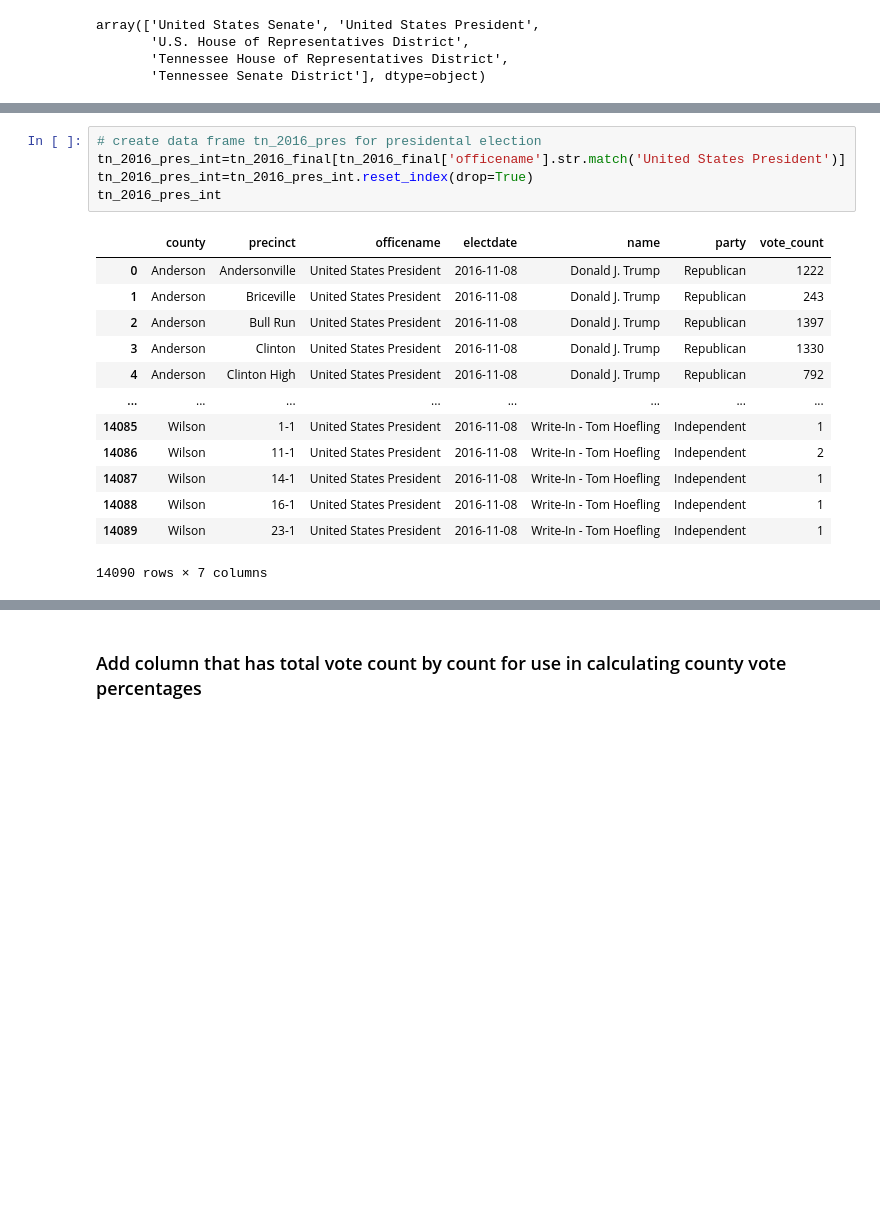
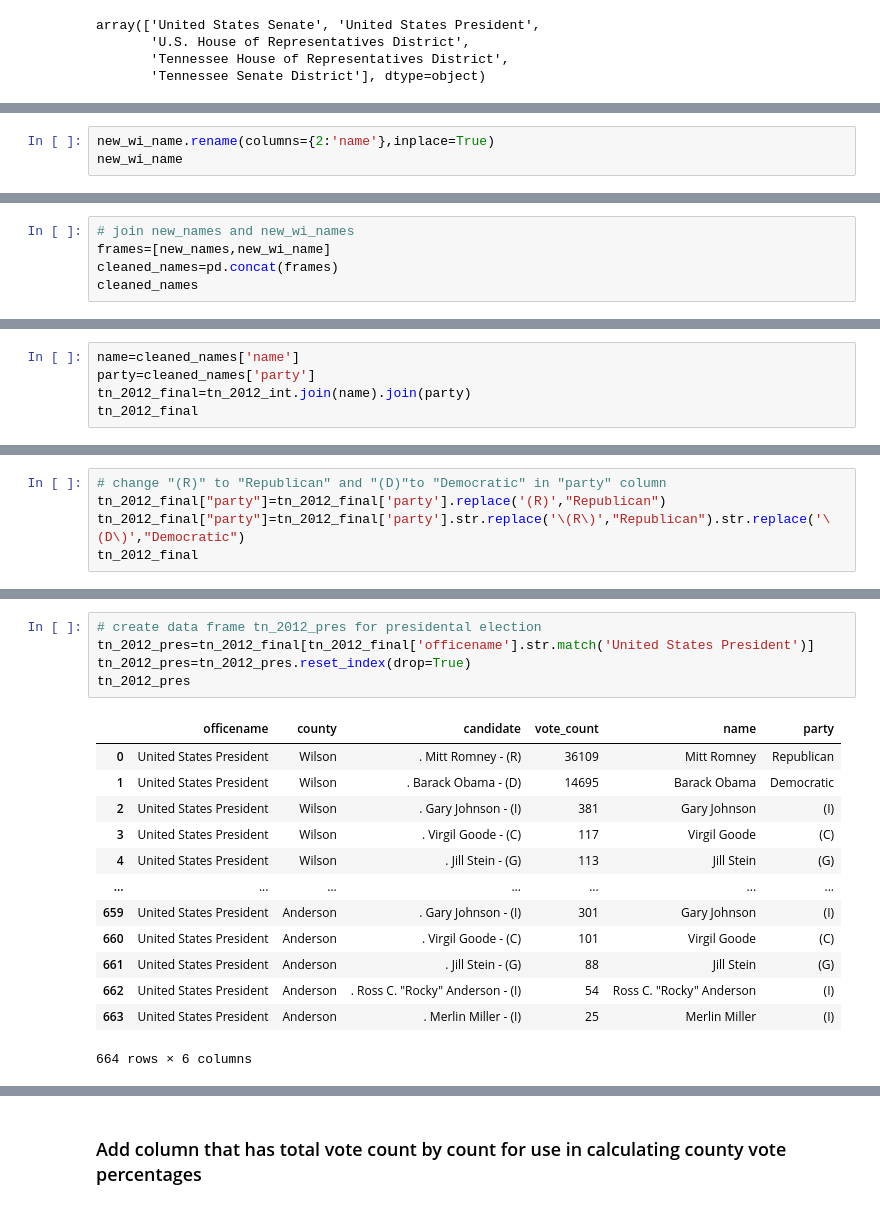
Before and after one commit to DavidMellow/tn-elections, a Jupyter notebook: notebooks/tn_election_2012.ipynb, the cells around one changed output, grey strips where cells are left out. Cells and saved outputs as stored; diff of their text form; blank space fills up the shorter version.

```diff
--- a/notebooks/tn_election_2012.ipynb
+++ b/notebooks/tn_election_2012.ipynb
@@ -321,0 +458,3 @@ Name: vote_count, Length: 2210, dtype: int64
+# %%
+new_wi_name.rename(columns={2:'name'},inplace=True)
+new_wi_name
@@ -321,0 +475,5 @@ Name: vote_count, Length: 2210, dtype: int64
+# %%
+# join new_names and new_wi_names
+frames=[new_names,new_wi_name]
+cleaned_names=pd.concat(frames)
+cleaned_names
@@ -321,0 +496,5 @@ Name: vote_count, Length: 2210, dtype: int64
+# %%
+name=cleaned_names['name']
+party=cleaned_names['party']
+tn_2012_final=tn_2012_int.join(name).join(party)
+tn_2012_final
@@ -321,0 +525,5 @@ Name: vote_count, Length: 2210, dtype: int64
+# %%
+# change "(R)" to "Republican" and "(D)"to "Democratic" in "party" column
+tn_2012_final["party"]=tn_2012_final['party'].replace('(R)',"Republican")
+tn_2012_final["party"]=tn_2012_final['party'].str.replace('\(R\)',"Republican").str.replace('\(D\)',"Democratic")
+tn_2012_final
@@ -322,20 +544,20 @@ Name: vote_count, Length: 2210, dtype: int64
 # %%
-# create data frame tn_2016_pres for presidental election
-tn_2016_pres_int=tn_2016_final[tn_2016_final['officename'].str.match('United States President')]
-tn_2016_pres_int=tn_2016_pres_int.reset_index(drop=True)
-tn_2016_pres_int
+# create data frame tn_2012_pres for presidental election
+tn_2012_pres=tn_2012_final[tn_2012_final['officename'].str.match('United States President')]
+tn_2012_pres=tn_2012_pres.reset_index(drop=True)
+tn_2012_pres
 # %% [output]
-|  | county | precinct | officename | electdate | name | party | vote_count |
-| 0 | Anderson | Andersonville | United States President | 2016-11-08 | Donald J. Trump | Republican | 1222 |
-| 1 | Anderson | Briceville | United States President | 2016-11-08 | Donald J. Trump | Republican | 243 |
-| 2 | Anderson | Bull Run | United States President | 2016-11-08 | Donald J. Trump | Republican | 1397 |
-| 3 | Anderson | Clinton | United States President | 2016-11-08 | Donald J. Trump | Republican | 1330 |
-| 4 | Anderson | Clinton High | United States President | 2016-11-08 | Donald J. Trump | Republican | 792 |
-| ... | ... | ... | ... | ... | ... | ... | ... |
-| 14085 | Wilson | 1-1 | United States President | 2016-11-08 | Write-In - Tom Hoefling | Independent | 1 |
-| 14086 | Wilson | 11-1 | United States President | 2016-11-08 | Write-In - Tom Hoefling | Independent | 2 |
-| 14087 | Wilson | 14-1 | United States President | 2016-11-08 | Write-In - Tom Hoefling | Independent | 1 |
-| 14088 | Wilson | 16-1 | United States President | 2016-11-08 | Write-In - Tom Hoefling | Independent | 1 |
-| 14089 | Wilson | 23-1 | United States President | 2016-11-08 | Write-In - Tom Hoefling | Independent | 1 |
+|  | officename | county | candidate | vote_count | name | party |
+| 0 | United States President | Wilson | . Mitt Romney - (R) | 36109 | Mitt Romney | Republican |
+| 1 | United States President | Wilson | . Barack Obama - (D) | 14695 | Barack Obama | Democratic |
+| 2 | United States President | Wilson | . Gary Johnson - (I) | 381 | Gary Johnson | (I) |
+| 3 | United States President | Wilson | . Virgil Goode - (C) | 117 | Virgil Goode | (C) |
+| 4 | United States President | Wilson | . Jill Stein - (G) | 113 | Jill Stein | (G) |
+| ... | ... | ... | ... | ... | ... | ... |
+| 659 | United States President | Anderson | . Gary Johnson - (I) | 301 | Gary Johnson | (I) |
+| 660 | United States President | Anderson | . Virgil Goode - (C) | 101 | Virgil Goode | (C) |
+| 661 | United States President | Anderson | . Jill Stein - (G) | 88 | Jill Stein | (G) |
+| 662 | United States President | Anderson | . Ross C. "Rocky" Anderson - (I) | 54 | Ross C. "Rocky" Anderson | (I) |
+| 663 | United States President | Anderson | . Merlin Miller - (I) | 25 | Merlin Miller | (I) |
-14090 rows × 7 columns
+664 rows × 6 columns
 # %%
```
Also changed, not shown: parts of 45 cells of this notebook, 1 other file.
